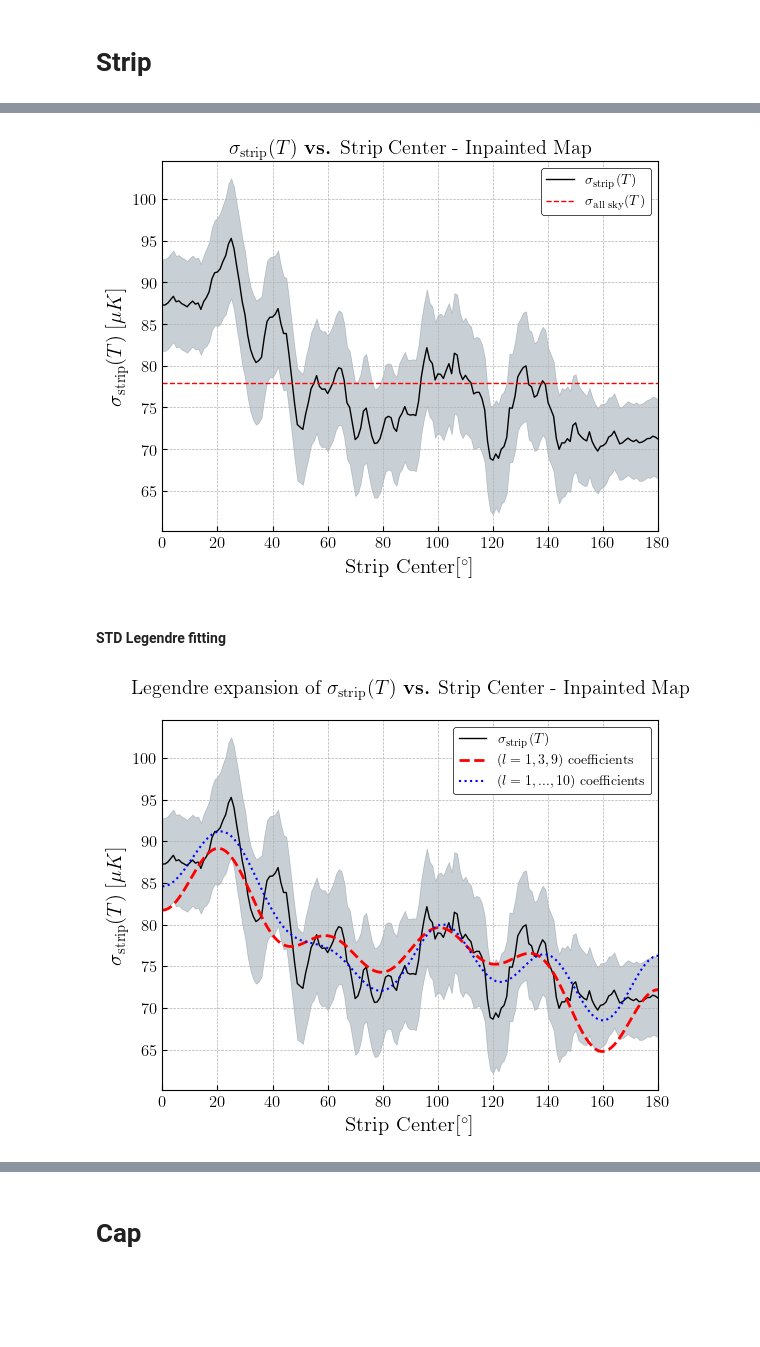
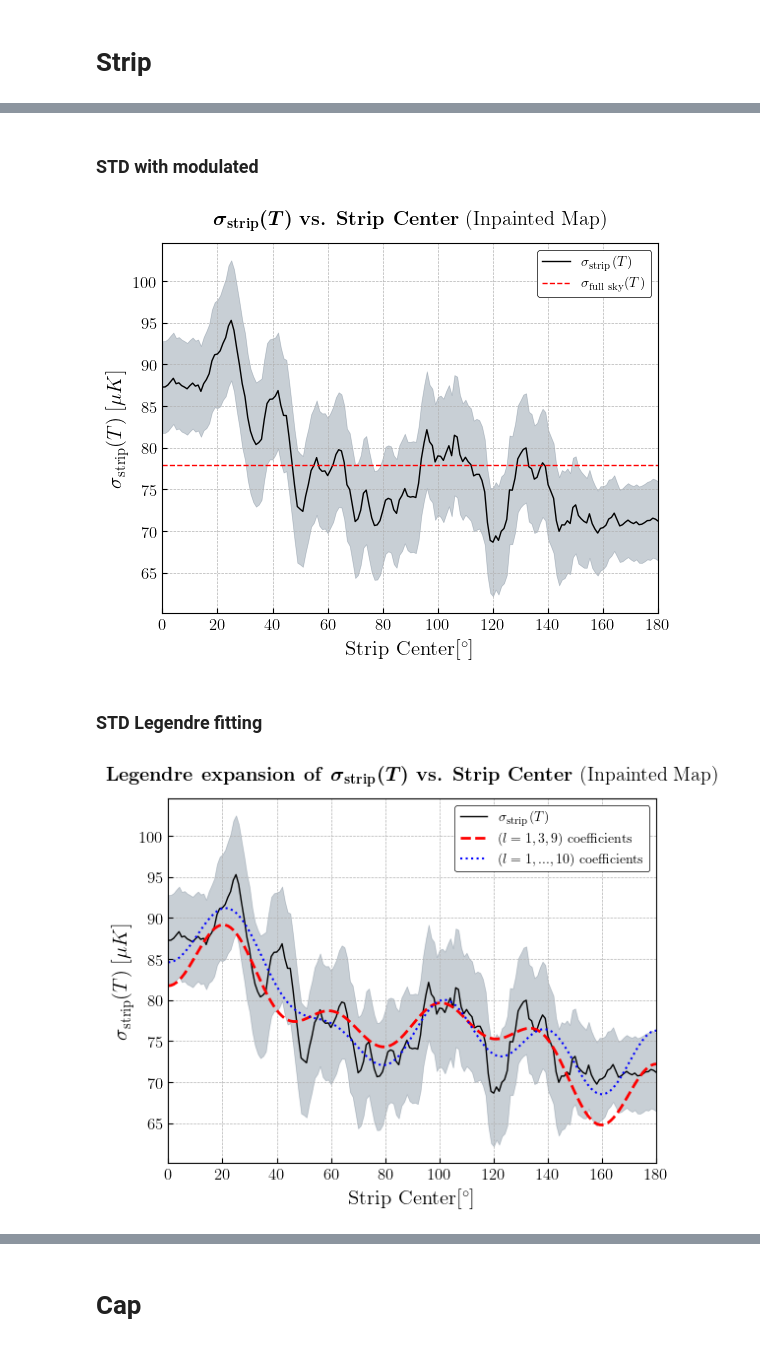
Before and after one commit to jamshidi3d/cmb_anomaly_detection, a Jupyter notebook: plotting.ipynb, the cells around one changed output, grey strips where cells are left out. Cells and saved outputs as stored; diff of their text form; code cells hidden in the pictures; blank space fills up the shorter version.

```diff
--- a/plotting.ipynb
+++ b/plotting.ipynb
@@ -88,7 +88,8 @@ with plt.style.context('bmh'):
     ax.set_xticks(np.arange(1, max_l + 1, step=1))
     ax.set_xlabel(r'$l$', size=15)
     ax.set_ylabel(r'$A_l$', size=15)
-    ax.set_title(r'Legendre Amplitudes (Modulated) \textbf{vs.} $l$')
+    ax.set_title(r'\textbf{Legendre Amplitudes (Modulated) vs.} \boldmath{$l$}',
+                 y = 1.02)
     ax.legend()
     # ax.yaxis.grid(False)
     # Axis colors
@@ -151,7 +152,8 @@ with plt.style.context('bmh'):
     ax.set_xlabel(r'$l$', size=15)
     ax.set_ylabel(r'$A_l$', size=15)
     ax.set_xlim((1, max_l))
-    ax.set_title(r'Legendre Amplitudes (Internal) \textbf{vs.} $l$')
+    ax.set_title(r'\textbf{Legendre Amplitudes (Internal) vs.} \boldmath{$l$}',
+                 y = 1.02)
     ax.set_xticks(np.arange(1, max_l + 1, step=1))
     ax.yaxis.grid(False)
 
@@ -201,7 +203,8 @@ with plt.style.context('bmh'):
     ax.set_xlabel(r'$l$', size=15)
     ax.set_ylabel(r'$A_l$', size=15)
     ax.set_xlim((1, max_l))
-    ax.set_title(r'Legendre Amplitudes (Internal) \textbf{vs.} $l$')
+    ax.set_title(r'\textbf{Legendre Amplitudes (Internal) vs.} \boldmath{$l$}',
+                 y = 1.02)
     margin = 0.1
     ax.set_xlim((1 - margin, max_l + margin))
     ax.set_ylim((-0.15, 0.15))
@@ -346,76 +516,80 @@ plt.show()
+# %% [markdown]
+### STD with modulated
 # %%
-sims_mod_measure    = np.loadtxt('./output/sims_modulated_strip_std.txt')
-cmb_measure         = np.loadtxt('./output/T_64_inpainted_20strip_std_result.txt')
-cmb_cap_measure     = np.loadtxt('./output/T_64_inpainted_cap_std_result.txt')
-sampling_range      = np.loadtxt('./output/T_64_inpainted_20strip_std_measure_range.txt')
+sims_internal_measure   = np.loadtxt('./output/sims_modulated_strip_std.txt')
+cmb_measure             = np.loadtxt('./output/T_64_inpainted_20strip_std_result.txt')
+cmb_cap_measure         = np.loadtxt('./output/T_64_inpainted_cap_std_result.txt')
+cmb_sampling_range      = np.loadtxt('./output/T_64_inpainted_20strip_std_measure_range.txt')
 
-_errors = np.std(sims_mod_measure, axis=0)
+_errors = np.std(sims_internal_measure, axis=0)
 
 with plt.style.context('bmh'):
     fig, ax=plt.subplots()
-    # ax.fill_between(sampling_range, np.min(sims_mod_measure, axis=0), np.max(sims_mod_measure, axis=0) + _errors, color=(0.15,0.25,0.35,0.25))
-    ax.fill_between(sampling_range, cmb_measure - _errors, cmb_measure + _errors,
+    ax.fill_between(cmb_sampling_range, cmb_measure - _errors, cmb_measure + _errors,
                     color=(0.15,0.25,0.35,0.25), label='_nolegend_')
-    ax.plot(sampling_range, cmb_measure, color='k', linewidth=1)
+    ax.plot(cmb_sampling_range, cmb_measure, color='k', linewidth=1)
     ax.hlines([cmb_cap_measure[-1]], 0, 180, colors=['r'], linestyles=['--'], linewidths=[1])
     # ax.plot(sampling_range, np.mean(sims_mod_measure,axis=0), color='b',linestyle='--')
     ax.set_xlabel(r'Strip Center[$^\circ$]',size=15)
     measure_text = r'$\sigma_{\mathrm{strip}}(T)$'
     ax.set_ylabel(measure_text + r'$\; [\mu K]$',size=15)
-    ax.set_title(measure_text + r' \textbf{vs.} Strip Center - Inpainted Map')
+    ax.set_title(r'\boldmath{{{}}}'.format(measure_text) + \
+                r' \textbf{vs. Strip Center} (Inpainted Map)',
+                y = 1.03)
     ax.set_xlim(xmin = 0, xmax = 180)
-    ax.legend([r'$\sigma_{\mathrm{strip}}(T)$', r'$\sigma_{\mathrm{all \; sky}}(T)$'])
+    ax.legend([r'$\sigma_{\mathrm{strip}}(T)$', r'$\sigma_{\mathrm{full \; sky}}(T)$'])
     ax.set_facecolor('white')
     # Axis colors
     for spine in ax.spines.keys(): ax.spines[spine].set_color('k')
     custom_save_fig(fig, '64_inpainted_std_20strip')
 plt.show()
 # %% [output]
-[figure, old version]
+[figure, new version]
 # %% [markdown]
-#### STD Legendre fitting
+### STD Legendre fitting
 # %%
-sims_mod_measure    = np.loadtxt('./output/sims_modulated_strip_std.txt')
-cmb_measure         = np.loadtxt('./output/T_64_inpainted_20strip_std_result.txt')
-sampling_range      = np.loadtxt('./output/T_64_inpainted_20strip_std_measure_range.txt')
-cmb_a_l             = np.loadtxt('./output/cmb_a_l.txt')
+sims_internal_measure   = np.loadtxt('./output/sims_modulated_strip_std.txt')
+cmb_measure             = np.loadtxt('./output/T_64_inpainted_20strip_std_result.txt')
+cmb_sampling_range      = np.loadtxt('./output/T_64_inpainted_20strip_std_measure_range.txt')
+cmb_a_l                 = np.loadtxt('./output/cmb_a_l.txt')
 
-_errors = np.std(sims_mod_measure, axis=0)
+_errors = np.std(sims_internal_measure, axis=0)
 
 monopole = np.mean(cmb_measure)
 
-theta           = sampling_range * np.pi / 180
+theta           = cmb_sampling_range * np.pi / 180
 al_pl_all       = np.array([cmb_a_l[l] * np.polynomial.Legendre.basis(l)(np.cos(theta)) for l in range(len(cmb_a_l))])
 al_pl_nonzero   = np.array([cmb_a_l[l] * np.polynomial.Legendre.basis(l)(np.cos(theta)) for l in (0,1,3,9)])
 
 with plt.style.context('bmh'):
     fig, ax=plt.subplots()
     # one sigma band
-    ax.fill_between(sampling_range, cmb_measure - _errors, cmb_measure + _errors,
+    ax.fill_between(cmb_sampling_range, cmb_measure - _errors, cmb_measure + _errors,
                     color=(0.15,0.25,0.35,0.25), label='_nolegend_')
     # cmb std
-    ax.plot(sampling_range, cmb_measure,
+    ax.plot(cmb_sampling_range, cmb_measure,
             color='k', linewidth=1)
     # cmb legendre nonzero a_l
-    ax.plot(sampling_range, monopole * np.sum(al_pl_nonzero, axis=0),
+    ax.plot(cmb_sampling_range, monopole * np.sum(al_pl_nonzero, axis=0),
             color='r',linestyle='--', lw=2)
     # cmb legendre all a_l
-    ax.plot(sampling_range, monopole * np.sum(al_pl_all, axis=0),
+    ax.plot(cmb_sampling_range, monopole * np.sum(al_pl_all, axis=0),
             linewidth=1.5, color='b',linestyle=':')
     ax.set_xlabel(r'Strip Center[$^\circ$]',size=15)
     measure_text = r'$\sigma_{\mathrm{strip}}(T)$'
     ax.set_ylabel(measure_text + r'$\; [\mu K]$',size=15)
-    ax.set_title(r'Legendre expansion of '+ measure_text + r' \textbf{vs.} Strip Center - Inpainted Map',
-                 y=1.05)
+    ax.set_title(r'\textbf{Legendre expansion of }'+ r'\boldmath{{{}}}'.format(measure_text) + \
+                r' \textbf{vs. Strip Center} (Inpainted Map)',
+                 y=1.03)
     ax.legend([measure_text,
                r'($l=1, 3, 9$) coefficients',
                r'($l=1, ..., 10$) coefficients'])
     ax.set_xlim(xmin = 0, xmax = 180)
     ax.set_facecolor('white')
     # Axis colors
     for spine in ax.spines.keys(): ax.spines[spine].set_color('k')
     custom_save_fig(fig, '64_inpainted_std_20strip_legendre')
 plt.show()
 # %% [output]
-[figure, old version]
+[figure, new version]
 # %% [markdown]
```
Also changed, not shown: parts of 28 cells of this notebook.
